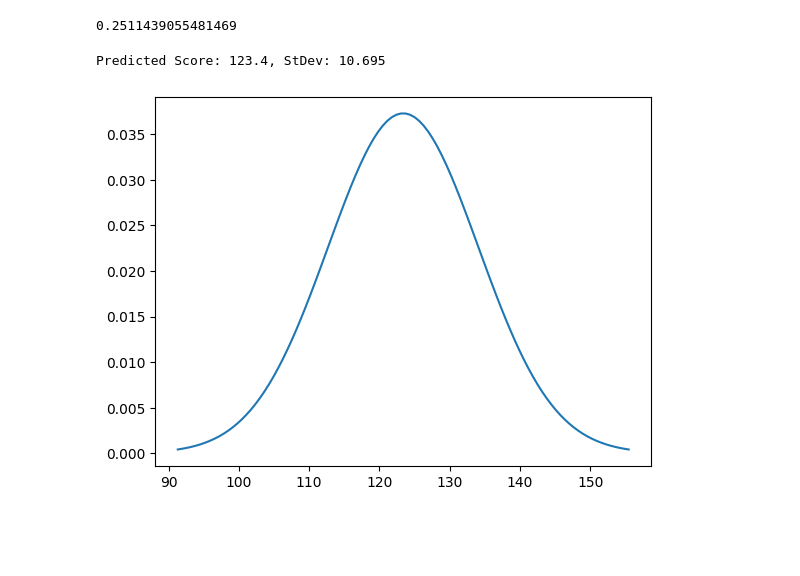
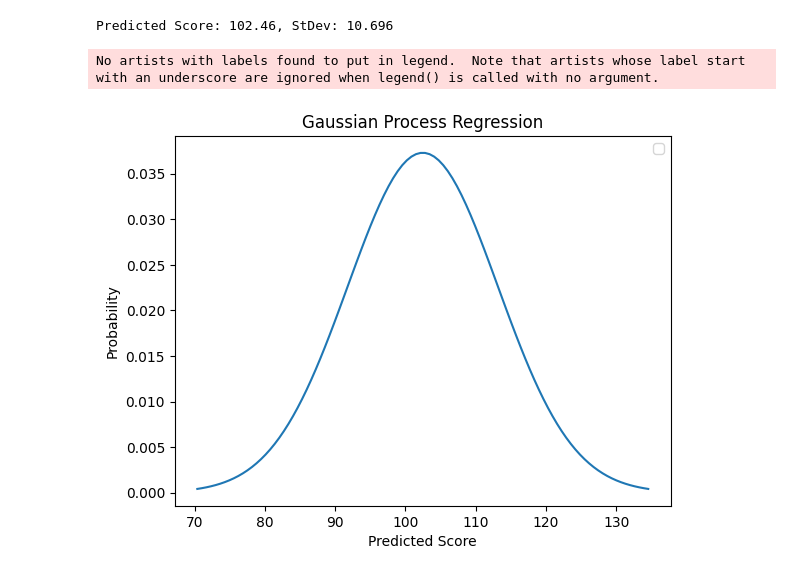
Before and after one commit to cs-utulsa/Courtside-App, a Jupyter notebook: backend/score_model.ipynb, the cells around one changed output. Cells and saved outputs as stored; diff of their text form; code cells hidden in the pictures; blank space fills up the shorter version.

Commit message:
Updated model

```diff
--- a/backend/score_model.ipynb
+++ b/backend/score_model.ipynb
@@ -75,29 +76,24 @@ test_gamelogs.reset_index(drop=True, inplace=True)
 # %%
 from sklearn.gaussian_process.kernels import DotProduct, WhiteKernel
 from sklearn.gaussian_process import GaussianProcessRegressor
-from sklearn.model_selection import train_test_split
 
 # Obtain dataset for model training
-gpr_gamelogs = test_gamelogs.copy()
-gpr_gamelogs = gpr_gamelogs[['pts','e_off_rtg_10','e_off_rtg_82','e_pace_10','e_pace_82']]
-
+gpr_gamelogs = okc_score_df.copy()
+gpr_gamelogs = gpr_gamelogs[['pts','off_rtg','off_rtg_10','pace','pace_10','pie','pie_10']]
 game_Y = gpr_gamelogs['pts']
 game_X = gpr_gamelogs.drop(columns=['pts'])
 
-X_train, X_test, Y_train, Y_test = train_test_split(game_X, game_Y, test_size=0.2)
-
 # Train the model and score it
 kernel = DotProduct() + WhiteKernel()
-gpr = GaussianProcessRegressor(kernel=kernel, random_state=3).fit(X_train, Y_train)
-print(gpr.score(X_test, Y_test))
+gpr = GaussianProcessRegressor(kernel=kernel, random_state=3).fit(game_X, game_Y)
-# %% [output]
-0.2511439055481469
 # %%
 test_features = pd.DataFrame({
-    'e_off_rtg_10': [115.3],
-    'e_off_rtg_82': [103.62],
-    'e_pace_10': [108.14],
-    'e_pace_82': [99.5],
+    'off_rtg': [115.3],
+    'off_rtg_10': [103.62],
+    'pace': [108.14],
+    'pace_10': [99.5],
+    'pie': [0.5],
+    'pie_10': [0.53],
 })
 
 # Get score prediction for fake example
@@ -105,15 +101,22 @@ score_dist = gpr.predict(test_features, return_std=True)
 mean, std = score_dist
 print(f"Predicted Score: {round(mean[0],2)}, StDev: {round(std[0],3)}")
 # %% [output]
-Predicted Score: 123.4, StDev: 10.695
+Predicted Score: 102.46, StDev: 10.696
 # %%
 import matplotlib.pyplot as plt
 import scipy.stats as stats
 import numpy as np
 
 # Plot bell curve of predicted scores
 x = np.linspace(mean[0] - 3*std[0], mean[0] + 3*std[0], 100)
 plt.plot(x, stats.norm.pdf(x, mean[0], std[0]))
+
+# Add legend and labels
+plt.legend()
+plt.title('Gaussian Process Regression')
+plt.xlabel('Predicted Score')
+plt.ylabel('Probability')
 plt.show()
 # %% [output]
+No artists with labels found to put in legend.  Note that artists whose label start with an underscore are ignored when legend() is called with no argument.
-[figure, old version]
+[figure, new version]
```
Also changed, not shown: parts of 8 cells of this notebook.
